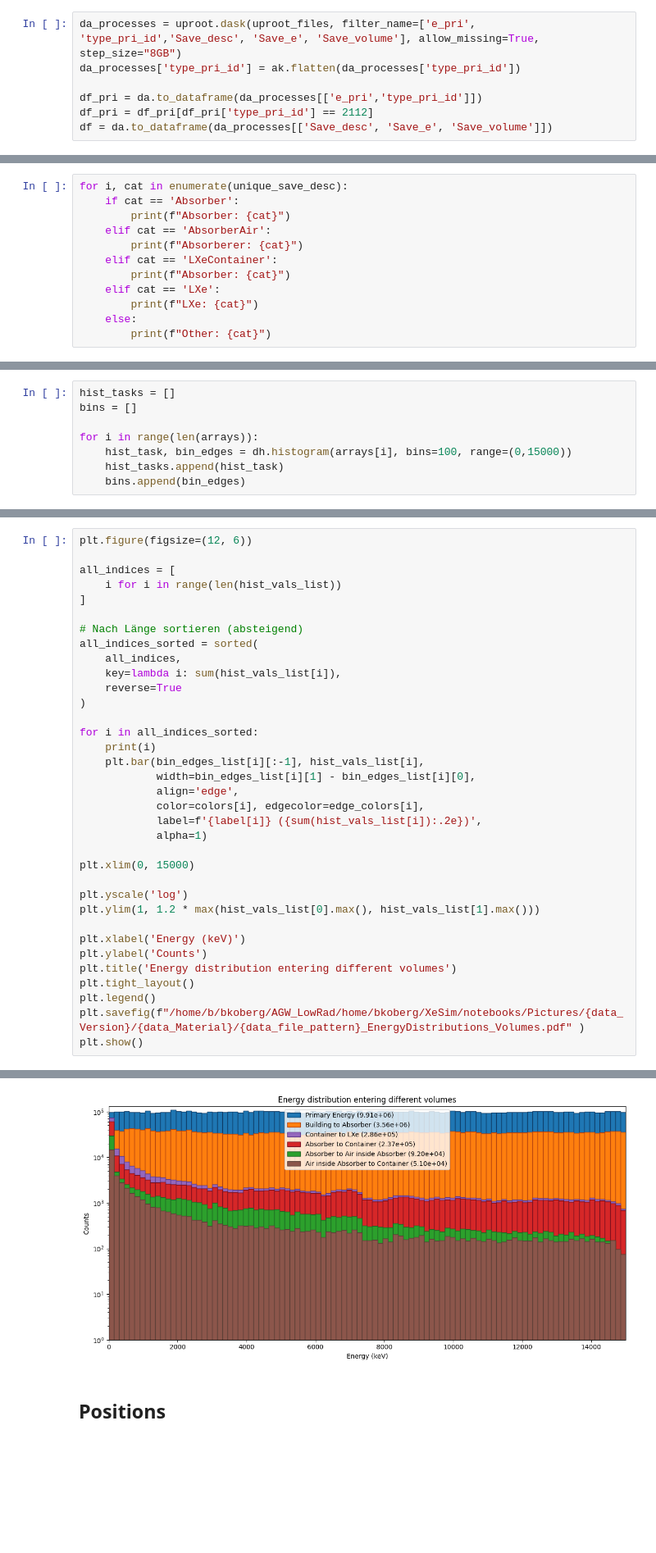
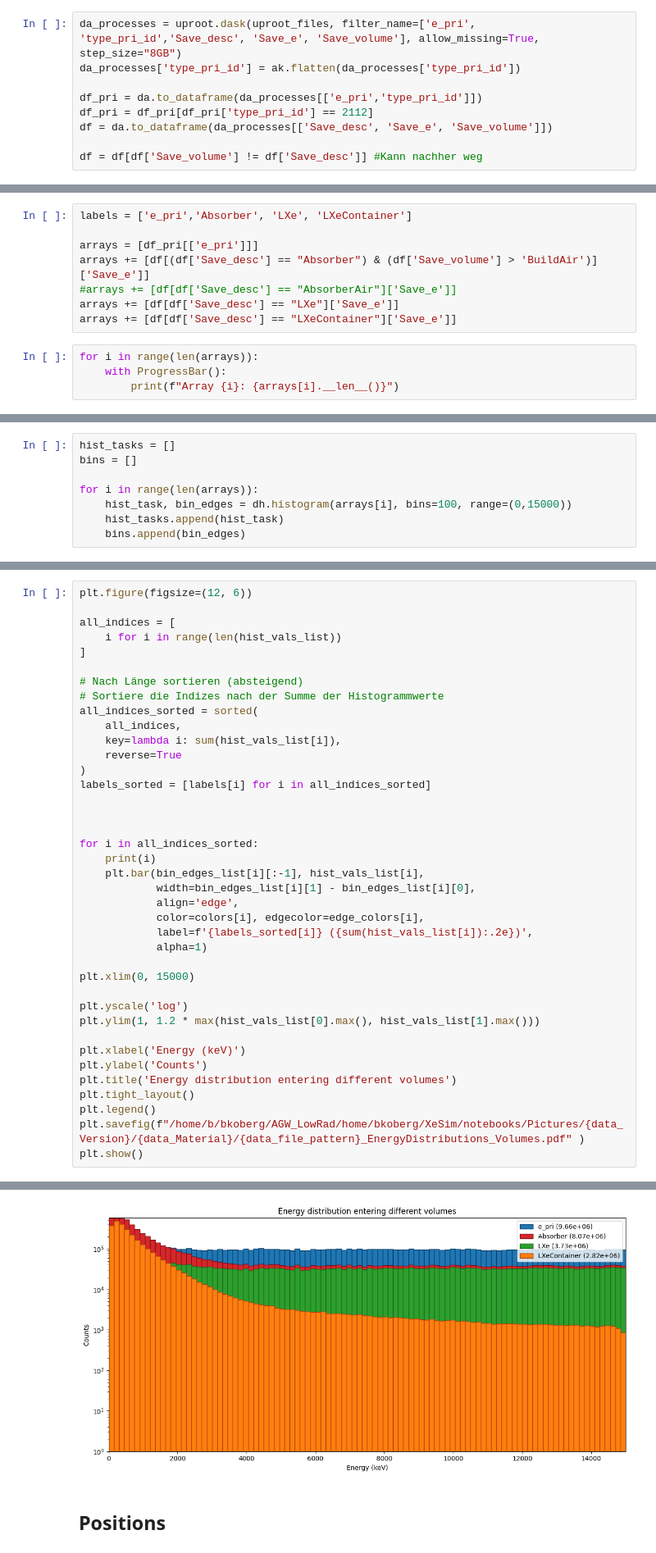
Before and after one commit to B-Koberg/XeSim, a Jupyter notebook: notebooks/Analysis.ipynb, the cells around one changed output, grey strips where cells are left out. Shown at 82% size. Cells and saved outputs as stored; diff of their text form; blank space fills up the shorter version.

Commit message:
Fixing Position Plots and Energy trend

```diff
--- a/notebooks/Analysis.ipynb
+++ b/notebooks/Analysis.ipynb
@@ -374,3 +374,5 @@ da_processes['type_pri_id'] = ak.flatten(da_processes['type_pri_id'])
 df_pri = da.to_dataframe(da_processes[['e_pri','type_pri_id']])
 df_pri = df_pri[df_pri['type_pri_id'] == 2112]
 df = da.to_dataframe(da_processes[['Save_desc', 'Save_e', 'Save_volume']])
+
+df = df[df['Save_volume'] != df['Save_desc']] #Kann nachher weg
@@ -409,15 +389,3 @@ unique_save_desc
 2    LXeContainer
 3             LXe
 Name: Save_desc, dtype: string
-# %%
-for i, cat in enumerate(unique_save_desc):
-    if cat == 'Absorber':
-        print(f"Absorber: {cat}")
-    elif cat == 'AbsorberAir':
-        print(f"Absorberer: {cat}")
-    elif cat == 'LXeContainer':
-        print(f"Absorber: {cat}")
-    elif cat == 'LXe':
-        print(f"LXe: {cat}")
-    else:
-        print(f"Other: {cat}")
@@ -428,0 +392,12 @@ LXe: LXe
+# %%
+labels = ['e_pri','Absorber', 'LXe', 'LXeContainer']
+
+arrays = [df_pri[['e_pri']]]
+arrays += [df[(df['Save_desc'] == "Absorber") & (df['Save_volume'] > 'BuildAir')]['Save_e']]
+#arrays += [df[df['Save_desc'] == "AbsorberAir"]['Save_e']]
+arrays += [df[df['Save_desc'] == "LXe"]['Save_e']]
+arrays += [df[df['Save_desc'] == "LXeContainer"]['Save_e']]
+# %%
+for i in range(len(arrays)):
+    with ProgressBar():
+        print(f"Array {i}: {arrays[i].__len__()}")
@@ -459,11 +443,15 @@ all_indices = [
 ]
 
 # Nach Länge sortieren (absteigend)
+# Sortiere die Indizes nach der Summe der Histogrammwerte
 all_indices_sorted = sorted(
     all_indices,
     key=lambda i: sum(hist_vals_list[i]),
     reverse=True
 )
+labels_sorted = [labels[i] for i in all_indices_sorted]
+
+
 
 for i in all_indices_sorted:
     print(i)
@@ -471,7 +459,7 @@ for i in all_indices_sorted:
             width=bin_edges_list[i][1] - bin_edges_list[i][0],
             align='edge',
             color=colors[i], edgecolor=edge_colors[i],
-            label=f'{label[i]} ({sum(hist_vals_list[i]):.2e})',
+            label=f'{labels_sorted[i]} ({sum(hist_vals_list[i]):.2e})',
             alpha=1)
 
 plt.xlim(0, 15000)
@@ -496,4 +482,4 @@ plt.show()
-[figure, old version]
+[figure, new version]
 # %% [markdown]
 ## Positions
 # %%
```
Also changed, not shown: parts of 18 cells of this notebook, 4 other files.
